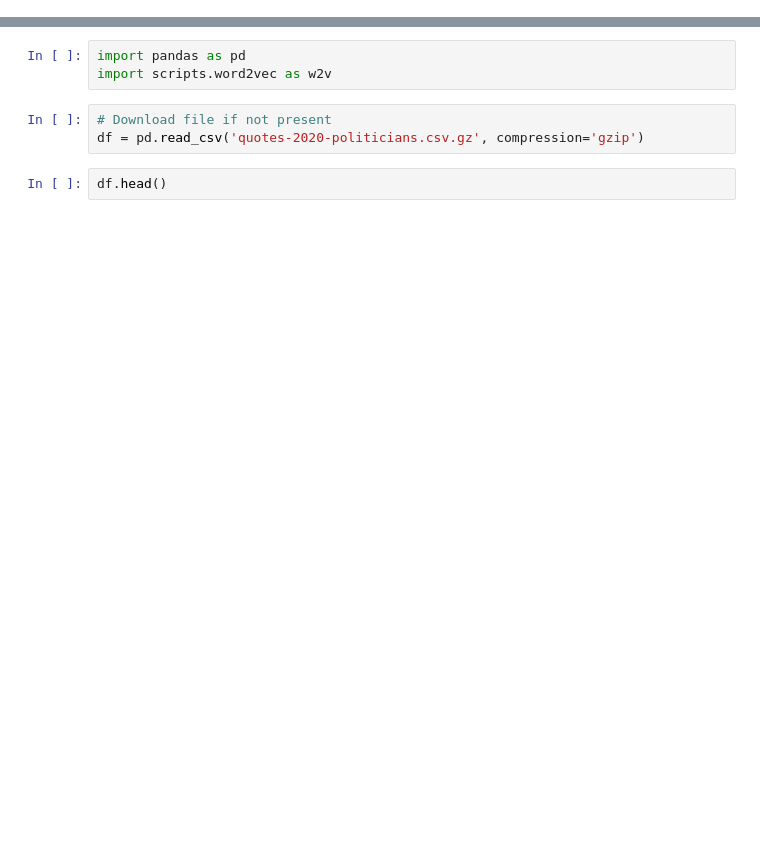
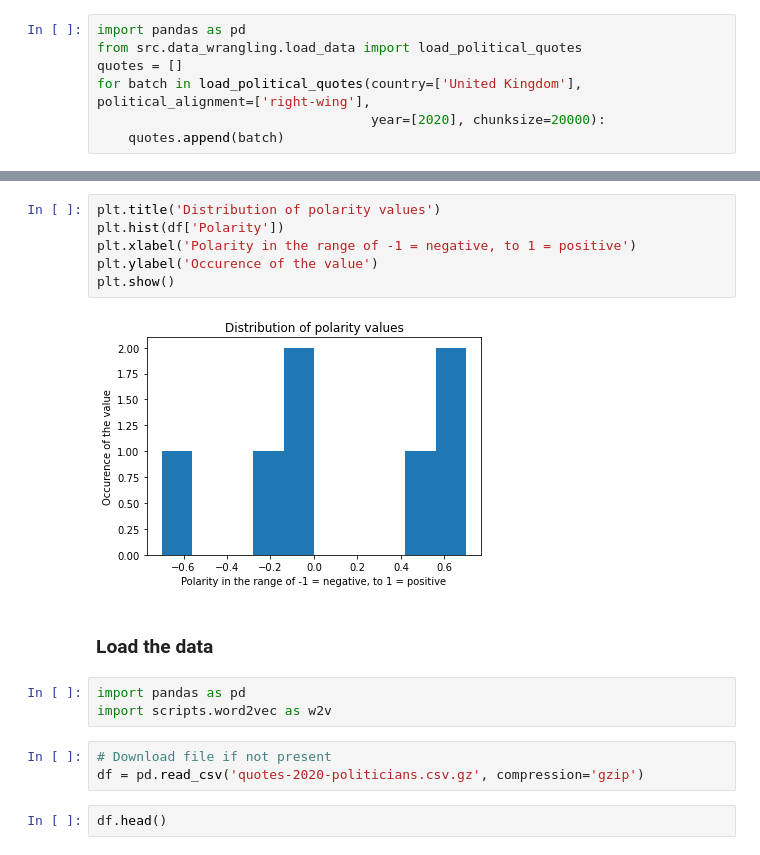
Before and after one commit to epfl-ada/ada-2021-project-wranglingguys, a Jupyter notebook: milestone2.ipynb, the cells around one changed output, grey strips where cells are left out. Cells and saved outputs as stored; diff of their text form; blank space fills up the shorter version.

```diff
--- a/milestone2.ipynb
+++ b/milestone2.ipynb
@@ -0,0 +3,7 @@
+# %%
+import pandas as pd
+from src.data_wrangling.load_data import load_political_quotes
+quotes = []
+for batch in load_political_quotes(country=['United Kingdom'], political_alignment=['right-wing'],
+                                   year=[2020], chunksize=20000):
+    quotes.append(batch)
@@ -1,3 +148,13 @@
+# %%
+plt.title('Distribution of polarity values')
+plt.hist(df['Polarity'])
+plt.xlabel('Polarity in the range of -1 = negative, to 1 = positive')
+plt.ylabel('Occurence of the value')
+plt.show()
+# %% [output]
+[figure, added]
+# %% [markdown]
+### Load the data
 # %%
 import pandas as pd
 import scripts.word2vec as w2v
```
Also changed, not shown: parts of 32 cells of this notebook.
